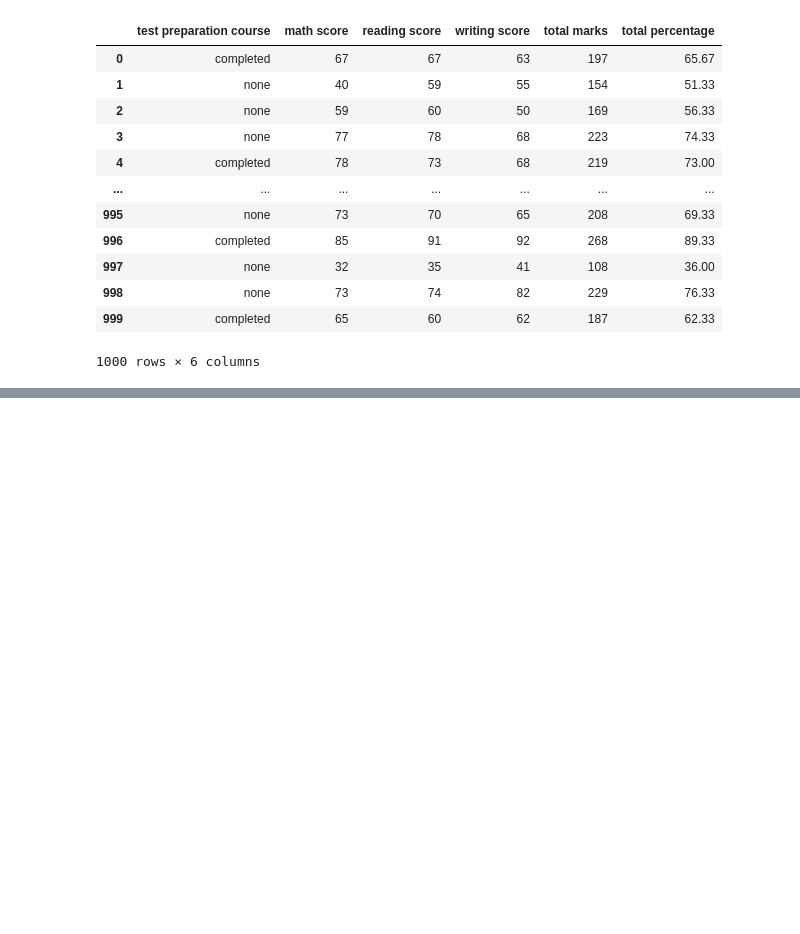
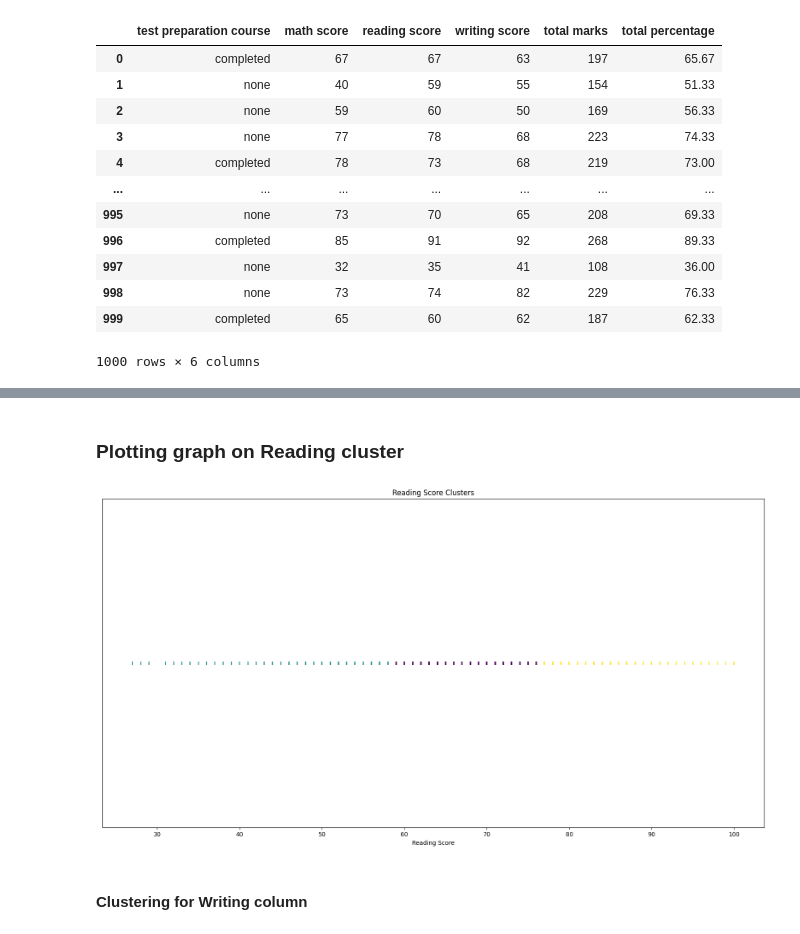
Before and after one commit to varun20004/Skill-and-Learning-Recommendation-System, a Jupyter notebook: skill assessment ml data preprocessing.ipynb, the cells around one changed output, grey strips where cells are left out. Saved outputs shown, nothing was run; the diff lists cells and outputs as text; code cells hidden in the pictures; blank space fills up the shorter version.

```diff
--- a/skill assessment ml data preprocessing.ipynb
+++ b/skill assessment ml data preprocessing.ipynb
@@ -181,0 +203,15 @@ df3
+# %%
+kmeans_reading = KMeans(n_clusters=3,random_state=0)
+df3['reading_cluster'] = kmeans_reading.fit_predict(df3[['reading score']])
+# %% [markdown]
+### Plotting graph on Reading cluster
+# %%
+plt.scatter(df3['reading score'], [0] * len(df3), c=df3['reading_cluster'], cmap='viridis', marker='|')
+plt.xlabel('Reading Score')
+plt.title('Reading Score Clusters')
+plt.yticks([])
+plt.show()
+# %% [output]
+[figure, added]
+# %% [markdown]
+#### Clustering for Writing column
```
Also changed, not shown: parts of 15 cells of this notebook.
